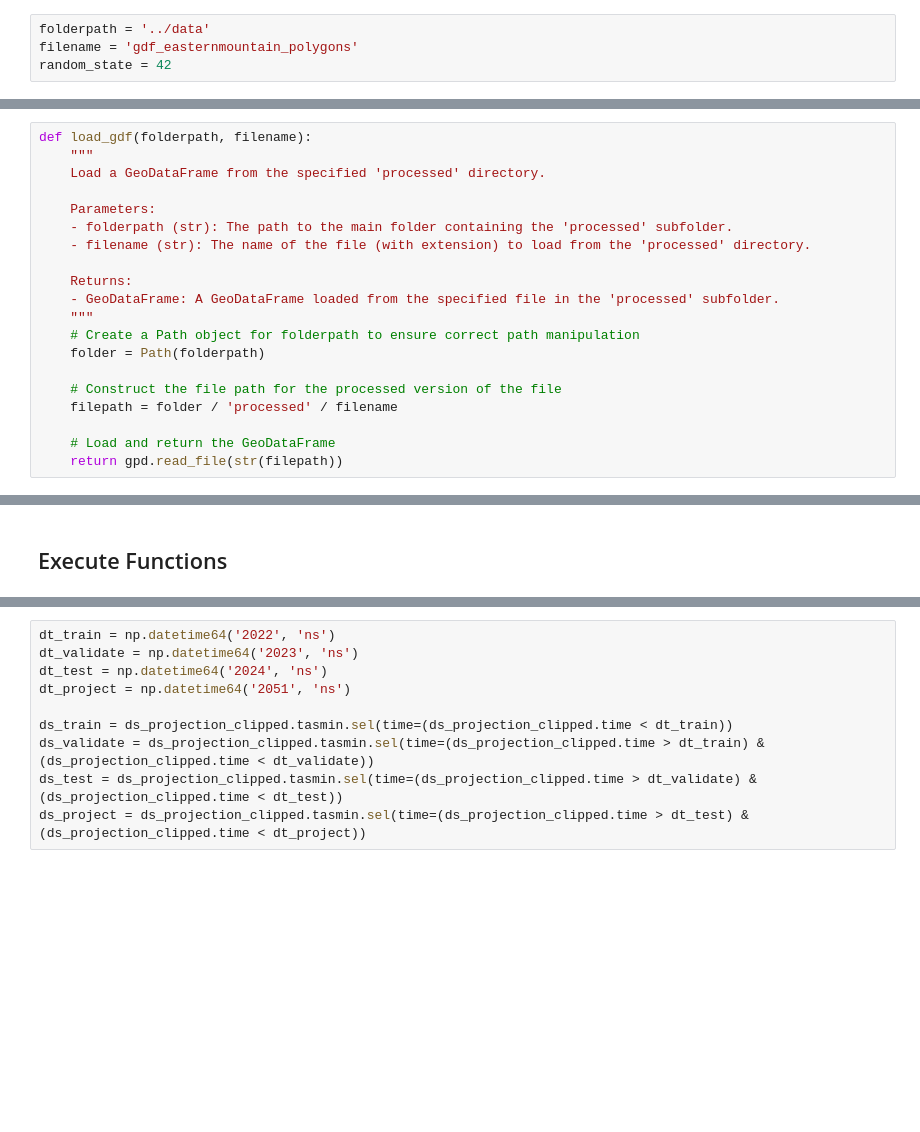
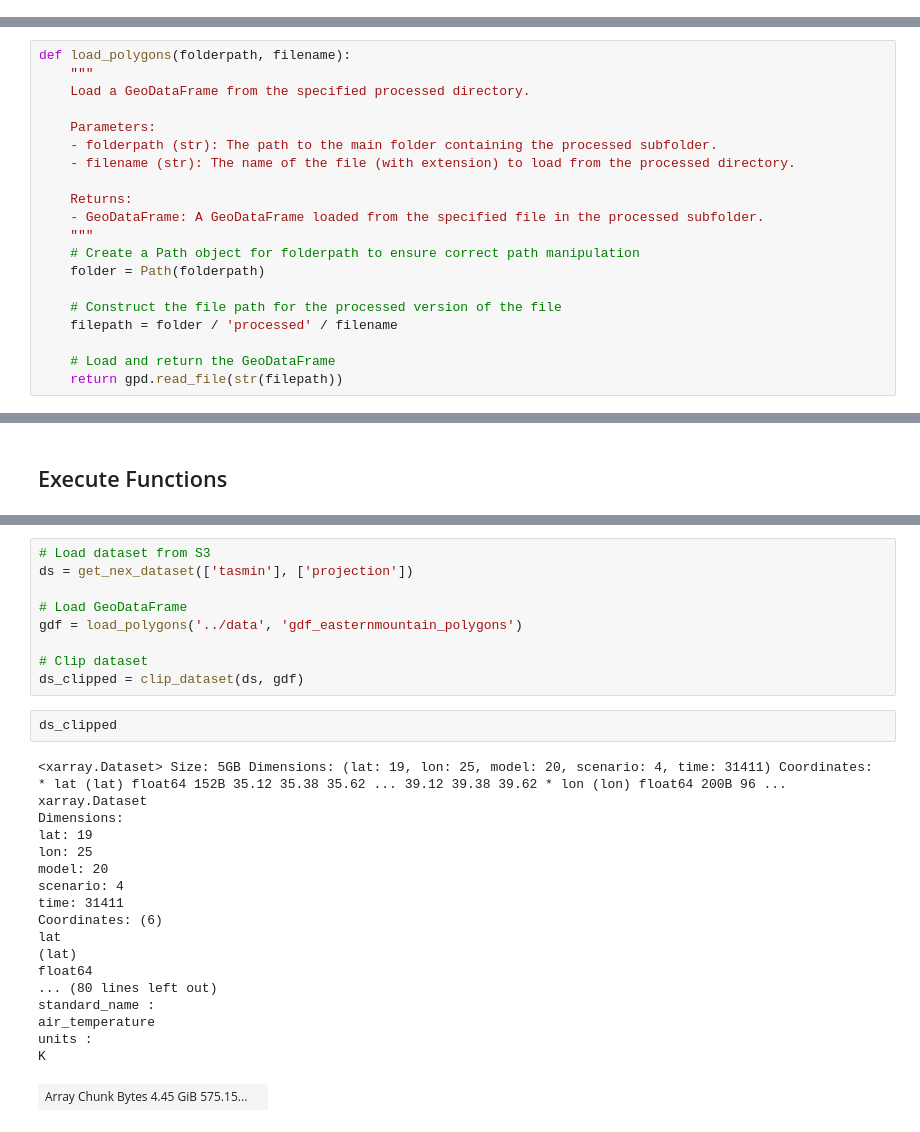
Before and after one commit to FixCarbon/um-mads, a Jupyter notebook: notebooks/retrieve_data.ipynb, the cells around one changed output, grey strips where cells are left out. Cells and saved outputs as stored; diff of their text form; blank space fills up the shorter version.

```diff
--- a/notebooks/retrieve_data.ipynb
+++ b/notebooks/retrieve_data.ipynb
@@ -22,6 +46,2 @@ from nex_gddp_cmip6 import get_nex_dataset, TIME_OPTIMIZED_SCENARIOS, AVAILABLE_
-# %%
-folderpath = '../data'
-filename = 'gdf_easternmountain_polygons'
-random_state = 42
 # %% [markdown]
 ## Define Functions
@@ -28,14 +50,14 @@ random_state = 42
 # %%
-def load_gdf(folderpath, filename):
+def load_polygons(folderpath, filename):
     """
-    Load a GeoDataFrame from the specified 'processed' directory.
+    Load a GeoDataFrame from the specified processed directory.
 
     Parameters:
-    - folderpath (str): The path to the main folder containing the 'processed' subfolder.
-    - filename (str): The name of the file (with extension) to load from the 'processed' directory.
+    - folderpath (str): The path to the main folder containing the processed subfolder.
+    - filename (str): The name of the file (with extension) to load from the processed directory.
 
     Returns:
-    - GeoDataFrame: A GeoDataFrame loaded from the specified file in the 'processed' subfolder.
+    - GeoDataFrame: A GeoDataFrame loaded from the specified file in the processed subfolder.
     """
     # Create a Path object for folderpath to ensure correct path manipulation
     folder = Path(folderpath)
@@ -150,10 +143,30 @@ K
-# %%
-dt_train = np.datetime64('2022', 'ns')
-dt_validate = np.datetime64('2023', 'ns')
-dt_test = np.datetime64('2024', 'ns')
-dt_project = np.datetime64('2051', 'ns')
-
-ds_train = ds_projection_clipped.tasmin.sel(time=(ds_projection_clipped.time < dt_train))
-ds_validate = ds_projection_clipped.tasmin.sel(time=(ds_projection_clipped.time > dt_train) & (ds_projection_clipped.time < dt_validate))
-ds_test = ds_projection_clipped.tasmin.sel(time=(ds_projection_clipped.time > dt_validate) & (ds_projection_clipped.time < dt_test))
-ds_project = ds_projection_clipped.tasmin.sel(time=(ds_projection_clipped.time > dt_test) & (ds_projection_clipped.time < dt_project))
+# %%
+# Load dataset from S3
+ds = get_nex_dataset(['tasmin'], ['projection'])
+
+# Load GeoDataFrame
+gdf = load_polygons('../data', 'gdf_easternmountain_polygons')
+
+# Clip dataset
+ds_clipped = clip_dataset(ds, gdf)
+# %%
+ds_clipped
+# %% [output]
+<xarray.Dataset> Size: 5GB Dimensions: (lat: 19, lon: 25, model: 20, scenario: 4, time: 31411) Coordinates: * lat (lat) float64 152B 35.12 35.38 35.62 ... 39.12 39.38 39.62 * lon (lon) float64 200B 96 ...
+xarray.Dataset
+Dimensions:
+lat: 19
+lon: 25
+model: 20
+scenario: 4
+time: 31411
+Coordinates: (6)
+lat
+(lat)
+float64
+... (80 lines left out)
+standard_name :
+air_temperature
+units :
+K
+| Array Chunk Bytes 4.45 GiB 575.15... |  |
```
Also changed, not shown: parts of 25 cells of this notebook, 1 other file.
